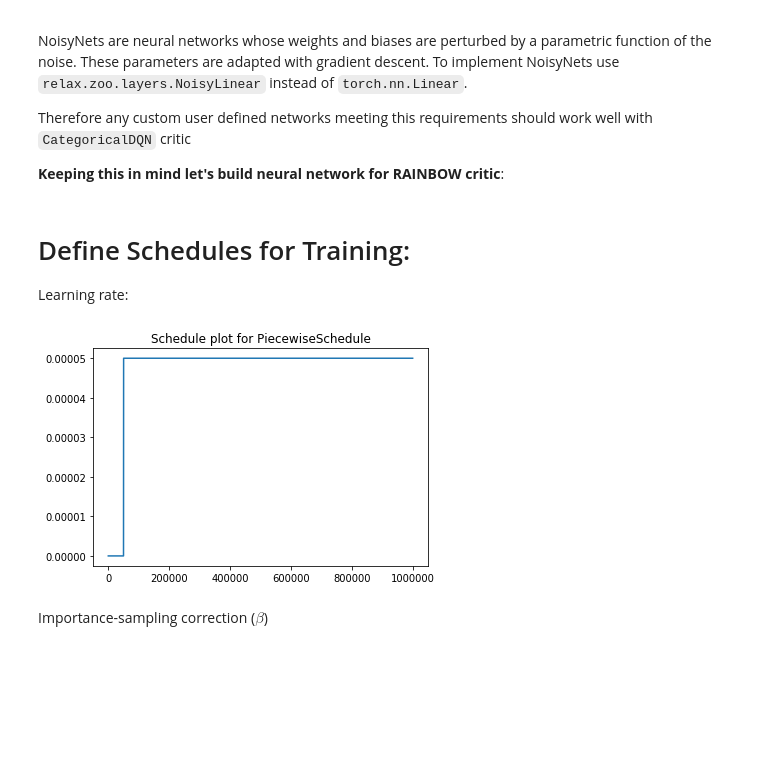
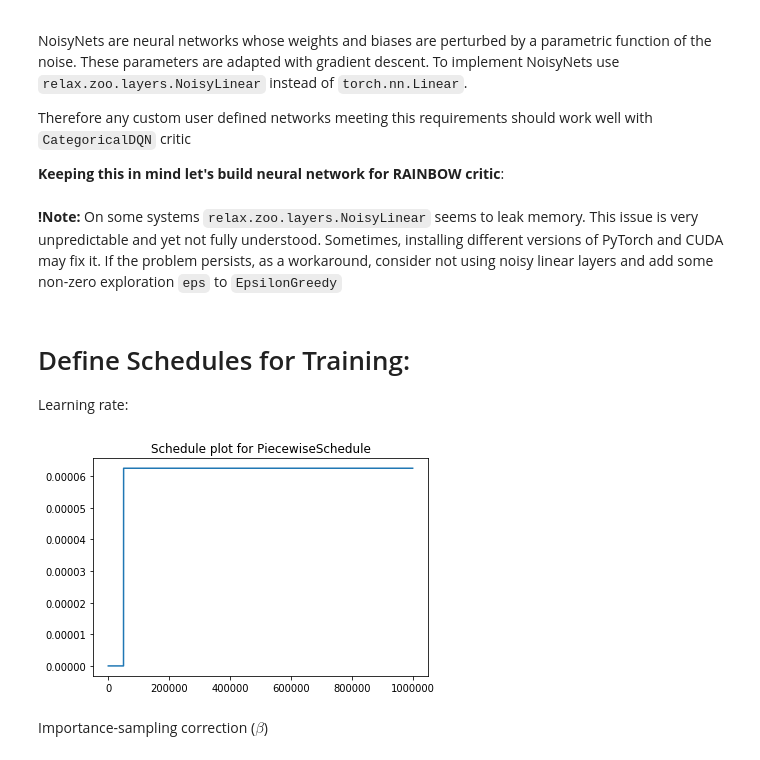
Before and after one commit to nslyubaykin/rainbow_for_2048, a Jupyter notebook: rainbow_2048.ipynb, the cells around one changed output. Drawn from its saved outputs; the diff is of its cells as text; code cells hidden in the pictures; blank space fills up the shorter version.

Commit message:
Upload newer version

```diff
--- a/rainbow_2048.ipynb
+++ b/rainbow_2048.ipynb
@@ -648,15 +581,17 @@ class QCNN_2048(nn.Module):
         log_probs = F.log_softmax(logits, dim=-1)
 
         return log_probs
+# %% [markdown]
+__!Note:__ On some systems `relax.zoo.layers.NoisyLinear` seems to leak memory. This issue is very unpredictable and yet not fully understood. Sometimes, installing different versions of PyTorch and CUDA may fix it. If the problem persists, as a workaround, consider not using noisy linear layers and add some non-zero exploration `eps` to `EpsilonGreedy`
 # %% [markdown]
 # Define Schedules for Training:
 
 Learning rate:
 # %%
-lr_schedule = PiecewiseSchedule({0: 50000}, 1e-4/2) #1e-4
+lr_schedule = PiecewiseSchedule({0: 50000}, 0.0000625) #1e-4
 lr_schedule.plot(int(1e6))
 # %% [output]
-[figure, old version]
+[figure, new version]
 # %% [markdown]
 Importance-sampling correction ($ {\beta} $)
 # %%
```
Also changed, not shown: parts of 40 cells of this notebook, 19 other files.
